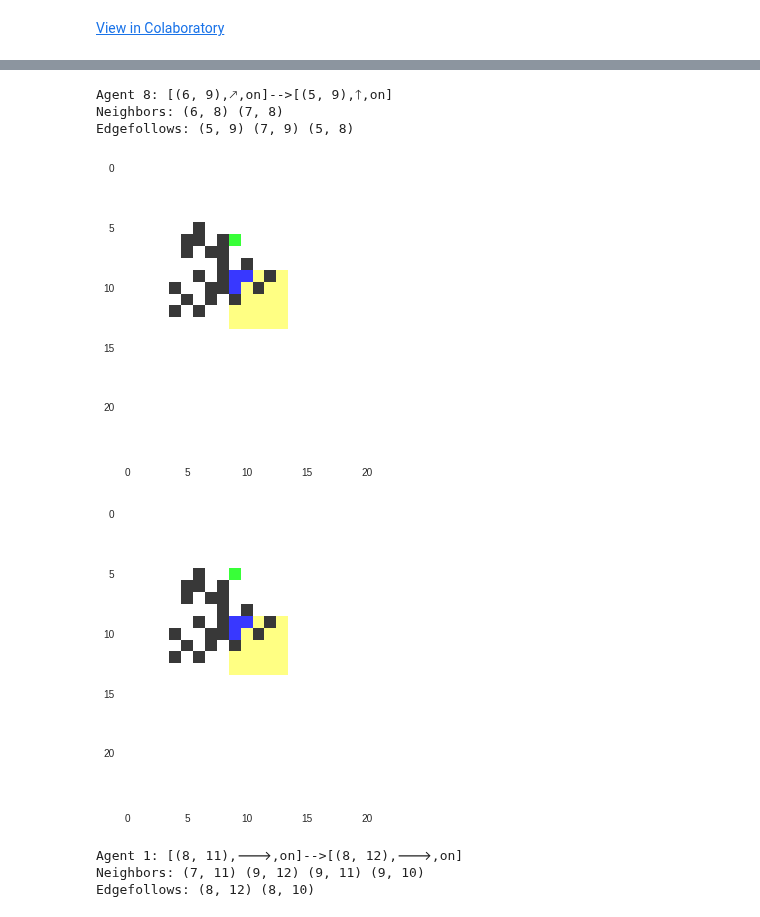
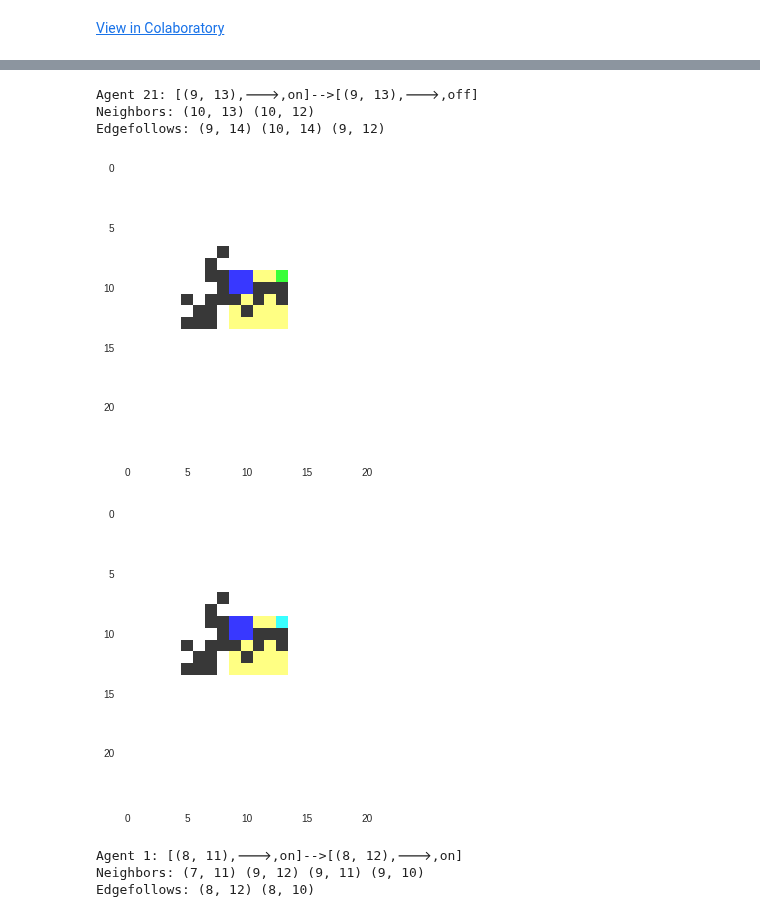
Before and after one commit to jpskycak/research_notebooks, a Jupyter notebook: programmable_self_assembly.ipynb, the cells around one changed output, grey strips where cells are left out. Saved outputs shown, nothing was run; the diff lists cells and outputs as text; code cells hidden in the pictures.

```diff
--- a/programmable_self_assembly.ipynb
+++ b/programmable_self_assembly.ipynb
@@ -263,7 +263,6 @@ class Agents:
       p0 = self.agent_coordinates[i]
       if p0 in self.template_coordinates: # if inside the shape
         inactive_neighbors = [j for j in self.neighbors[i] if self.activity[j]==False]
-        #nondiagonal_inactive_neighbors = [j for j in inactive_neighbors if l1_distance(p0,self.agent_coordinates[j])==1]
         if len(inactive_neighbors)>0:
           if any([self.gradient[i] == self.gradient[j] for j in inactive_neighbors]): # turn off if  inactive neighbor has same gradient value
             self.activity[i] = False
@@ -278,10 +277,7 @@ class Agents:
     if self.activity[i]: # forward edge-follow
       plist = self.edgefollows(i)
       agent_is_in_template = (self.agent_coordinates[i] in self.template_coordinates)
-      if len(plist)==0:
-        if agent_is_in_template:
-          self.activity[i] = False
-      elif len(plist)>0: # edge-follow
+      if len(plist)>0: # edge-follow
         p_chosen = self.choose(i,plist)
         if agent_is_in_template:
           if p_chosen not in self.template_coordinates:
@@ -373,11 +369,6 @@ class Agents:
     self.update_direction_coordinates_activity(i)
     self.coordinates_log.append(list(self.agent_coordinates))
 
-   # self.update_neighbors()
-   # self.update_gradient()
-   # self.gradient_log.append(self.gradient)
-   # self.update_all_activities_according_to_gradient()
-
     if self.agent_coordinates[i] == orig_coordinates:
       return False
     else:
@@ -455,7 +446,7 @@ class Agents:
         tenths += 1
       a.timestep(computation=computation,log=log)
       counter += 1
-      if set(a.agent_coordinates) == set(a.template_coordinates):
+      if set(a.agent_coordinates) == set(a.template_coordinates) and all([not x for x in self.activity]):
         self.update_logarray()
         if output:
           print 'SUCCESS'
@@ -489,11 +479,11 @@ Edgefollows: (12, 8) (14, 9) (14, 8)
 # %%
-a.plot(100,showgradient=False)
+a.plot(222,showgradient=False)
 # %% [output]
-Agent 8: [(6, 9),🡕,on]-->[(5, 9),🡑,on]
-Neighbors: (6, 8) (7, 8)
-Edgefollows: (5, 9) (7, 9) (5, 8)
+Agent 21: [(9, 13),🡒,on]-->[(9, 13),🡒,off]
+Neighbors: (10, 13) (10, 12)
+Edgefollows: (9, 14) (10, 14) (9, 12)
-[figure, old version]
+[figure, new version]
-[figure, old version]
+[figure, new version]
 # %%
 # %% [output]
 Agent 1: [(8, 11),🡒,on]-->[(8, 12),🡒,on]
```
Also changed, not shown: parts of 1 cell of this notebook.
